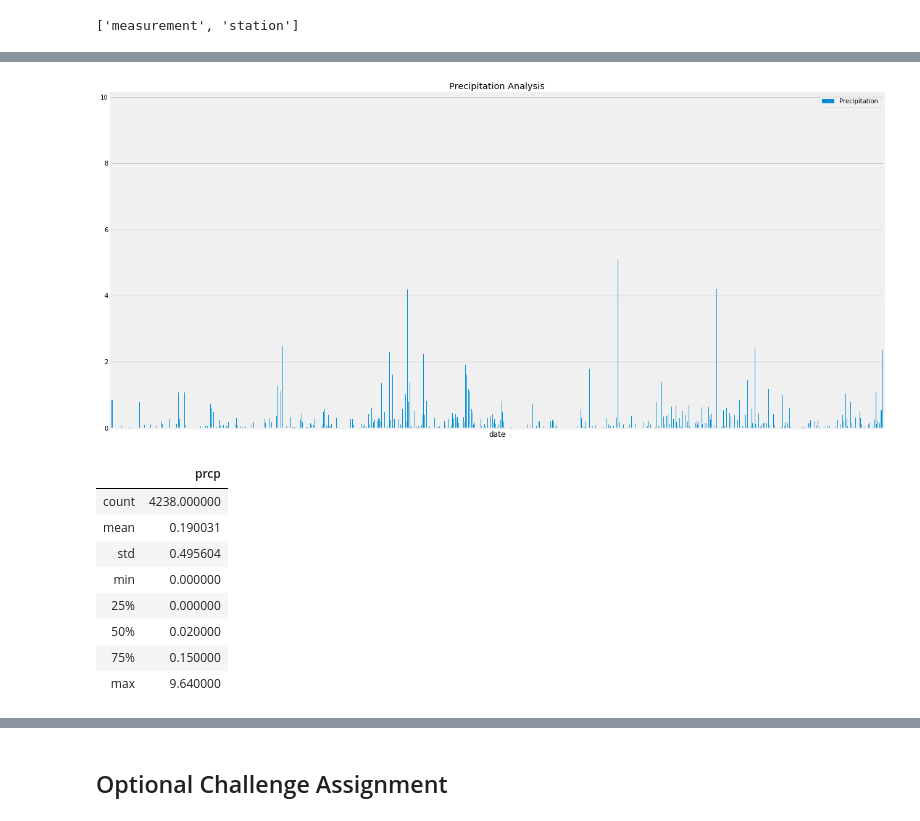
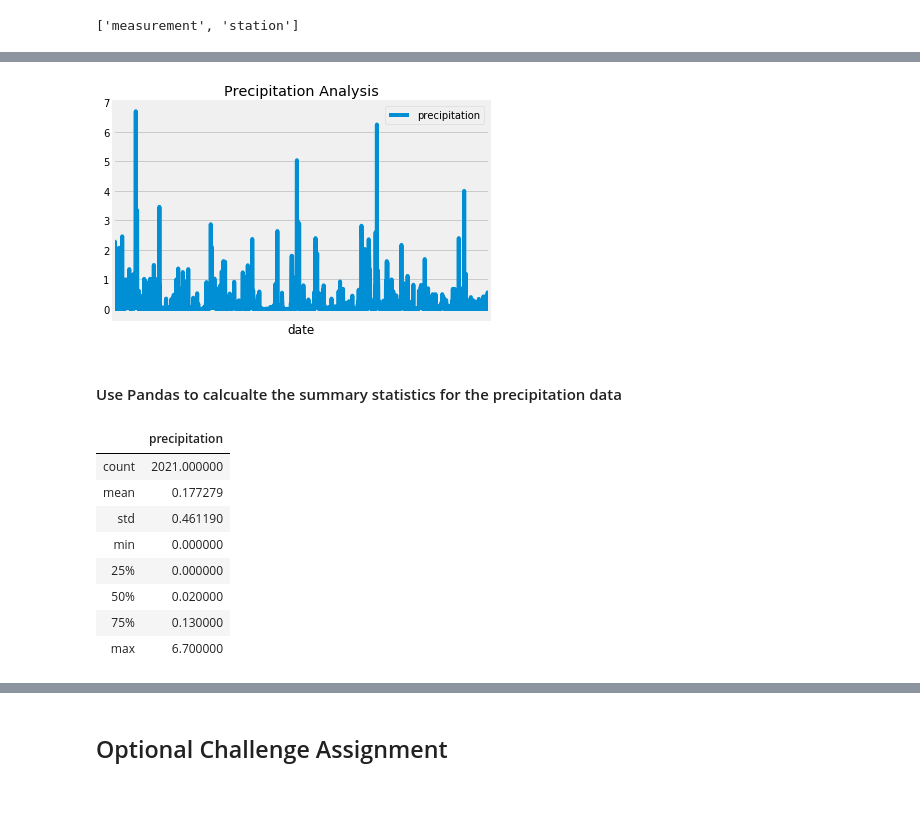
Before and after one commit to alapsraval/sqlalchemy-challenge, a Jupyter notebook: app.ipynb, the cells around one changed output, grey strips where cells are left out. Saved outputs shown, nothing was run; the diff lists cells and outputs as text; code cells hidden in the pictures.

```diff
--- a/app.ipynb
+++ b/app.ipynb
@@ -67,17 +52,17 @@ stations.head()
 # Perform a query to retrieve last 12 months of precipitation data and precipitation scores.
 # Choose a start date and end date for your trip. Make sure that your vacation range is approximately 3-15 days total.
 
-travel_start_date = '2016/01/01'
-travel_end_date = '2016/01/08'
+travel_start_date = '2017-08-23'
+travel_end_date = '2016-08-30'
 
 # date 1 year ago from travel_date
-year_ago = datetime.strptime(travel_start_date, '%Y/%m/%d') - dt.timedelta(days=365)
+year_ago = (datetime.strptime(travel_start_date, '%Y-%m-%d') - dt.timedelta(days=365)).strftime('%Y-%m-%d')
 print(f"Returning precipitation data from {year_ago} and {travel_start_date}")
 
 # Save the query results as a Pandas DataFrame and set the index to the date column
 year_precipitation_scores = pd.DataFrame(session.query(Measurement.date,Measurement.prcp).\
     filter(Measurement.date >= year_ago).\
-    filter(Measurement.date < travel_start_date).\
+    filter(Measurement.date <= travel_start_date).\
     order_by(Measurement.date).all()).set_index('date')
 year_precipitation_scores.head()
 # %% [output]
@@ -111,6 +96,3 @@ year_precipitation_scores
 # %%
 # Drop rows where prcp=NaN
-year_precipitation_scores = year_precipitation_scores.dropna()
-#year_precipitation_scores['prcp'].max()
-#year_precipitation_scores = year_precipitation_scores.loc[year_precipitation_scores['prcp'] > 0]
-year_precipitation_scores
+year_precipitation_scores = year_precipitation_scores.dropna().rename(columns={'prcp':'precipitation'})
@@ -132,24 +99,20 @@ year_precipitation_scores
 # %%
 # Use Pandas Plotting with Matplotlib to plot the data
-precipitation_chart = year_precipitation_scores.plot(kind="bar",title="Precipitation Analysis",figsize=(20,10))
-# precipitation_chart.set_xlabel("Date")
-# precipitation_chart.set_ylabel("Precipitation")
-precipitation_chart.legend(['Precipitation'])
-precipitation_chart.set_xticks([])
-plt.show()
+precipitation_chart = year_precipitation_scores.plot(title='Precipitation Analysis',xticks=[])
 # %% [output]
-[figure, old version]
+[figure, new version]
+# %% [markdown]
+#### Use Pandas to calcualte the summary statistics for the precipitation data
 # %%
-# Use Pandas to calcualte the summary statistics for the precipitation data
 # For 1 year of the precipitation data
 year_precipitation_scores.describe()
 # %% [output]
-|  | prcp |
-| count | 4238.000000 |
-| mean | 0.190031 |
-| std | 0.495604 |
+|  | precipitation |
+| count | 2021.000000 |
+| mean | 0.177279 |
+| std | 0.461190 |
 | min | 0.000000 |
 | 25% | 0.000000 |
 | 50% | 0.020000 |
-| 75% | 0.150000 |
-| max | 9.640000 |
+| 75% | 0.130000 |
+| max | 6.700000 |
```
Also changed, not shown: parts of 24 cells of this notebook.
